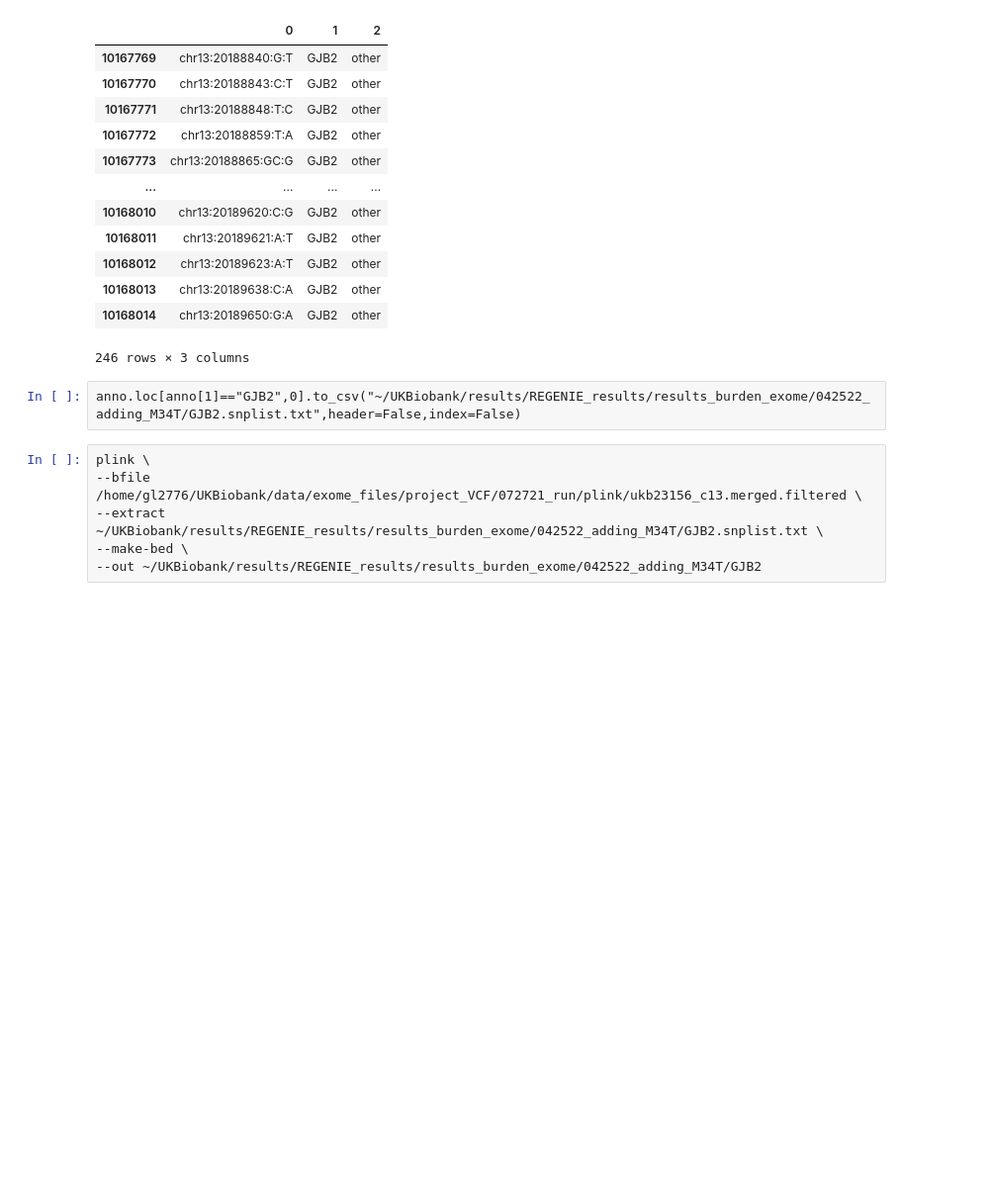
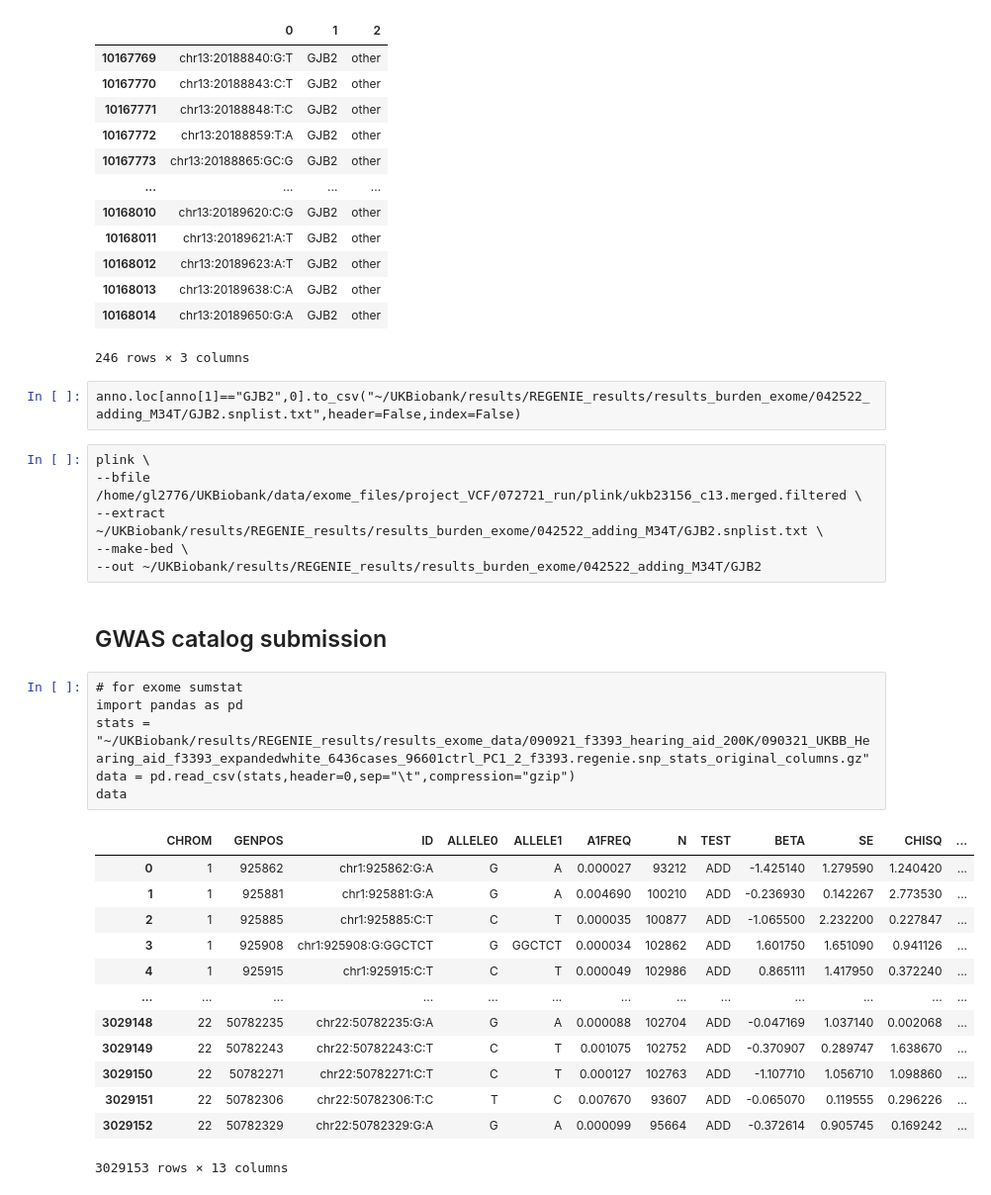
Before and after one commit to statgenetics/UKBB_GWAS_dev, a Jupyter notebook: workflow/rarevarianttable.ipynb, the cells around one changed output. Shown at 99% size. Drawn from its saved outputs; the diff is of its cells as text; blank space fills up the shorter version.

```diff
--- a/workflow/rarevarianttable.ipynb
+++ b/workflow/rarevarianttable.ipynb
@@ -6597,3 +6597,25 @@ plink \
 --extract ~/UKBiobank/results/REGENIE_results/results_burden_exome/042522_adding_M34T/GJB2.snplist.txt \
 --make-bed \
 --out ~/UKBiobank/results/REGENIE_results/results_burden_exome/042522_adding_M34T/GJB2
+# %% [markdown]
+## GWAS catalog submission
+# %%
+# for exome sumstat
+import pandas as pd
+stats = "~/UKBiobank/results/REGENIE_results/results_exome_data/090921_f3393_hearing_aid_200K/090321_UKBB_Hearing_aid_f3393_expandedwhite_6436cases_96601ctrl_PC1_2_f3393.regenie.snp_stats_original_columns.gz"
+data = pd.read_csv(stats,header=0,sep="\t",compression="gzip")
+data
+# %% [output]
+|  | CHROM | GENPOS | ID | ALLELE0 | ALLELE1 | A1FREQ | N | TEST | BETA | SE | CHISQ | ... |
+| 0 | 1 | 925862 | chr1:925862:G:A | G | A | 0.000027 | 93212 | ADD | -1.425140 | 1.279590 | 1.240420 | ... |
+| 1 | 1 | 925881 | chr1:925881:G:A | G | A | 0.004690 | 100210 | ADD | -0.236930 | 0.142267 | 2.773530 | ... |
+| 2 | 1 | 925885 | chr1:925885:C:T | C | T | 0.000035 | 100877 | ADD | -1.065500 | 2.232200 | 0.227847 | ... |
+| 3 | 1 | 925908 | chr1:925908:G:GGCTCT | G | GGCTCT | 0.000034 | 102862 | ADD | 1.601750 | 1.651090 | 0.941126 | ... |
+| 4 | 1 | 925915 | chr1:925915:C:T | C | T | 0.000049 | 102986 | ADD | 0.865111 | 1.417950 | 0.372240 | ... |
+| ... | ... | ... | ... | ... | ... | ... | ... | ... | ... | ... | ... | ... |
+| 3029148 | 22 | 50782235 | chr22:50782235:G:A | G | A | 0.000088 | 102704 | ADD | -0.047169 | 1.037140 | 0.002068 | ... |
+| 3029149 | 22 | 50782243 | chr22:50782243:C:T | C | T | 0.001075 | 102752 | ADD | -0.370907 | 0.289747 | 1.638670 | ... |
+| 3029150 | 22 | 50782271 | chr22:50782271:C:T | C | T | 0.000127 | 102763 | ADD | -1.107710 | 1.056710 | 1.098860 | ... |
+| 3029151 | 22 | 50782306 | chr22:50782306:T:C | T | C | 0.007670 | 93607 | ADD | -0.065070 | 0.119555 | 0.296226 | ... |
+| 3029152 | 22 | 50782329 | chr22:50782329:G:A | G | A | 0.000099 | 95664 | ADD | -0.372614 | 0.905745 | 0.169242 | ... |
+3029153 rows × 13 columns
```
Also changed, not shown: parts of 14 cells of this notebook.
